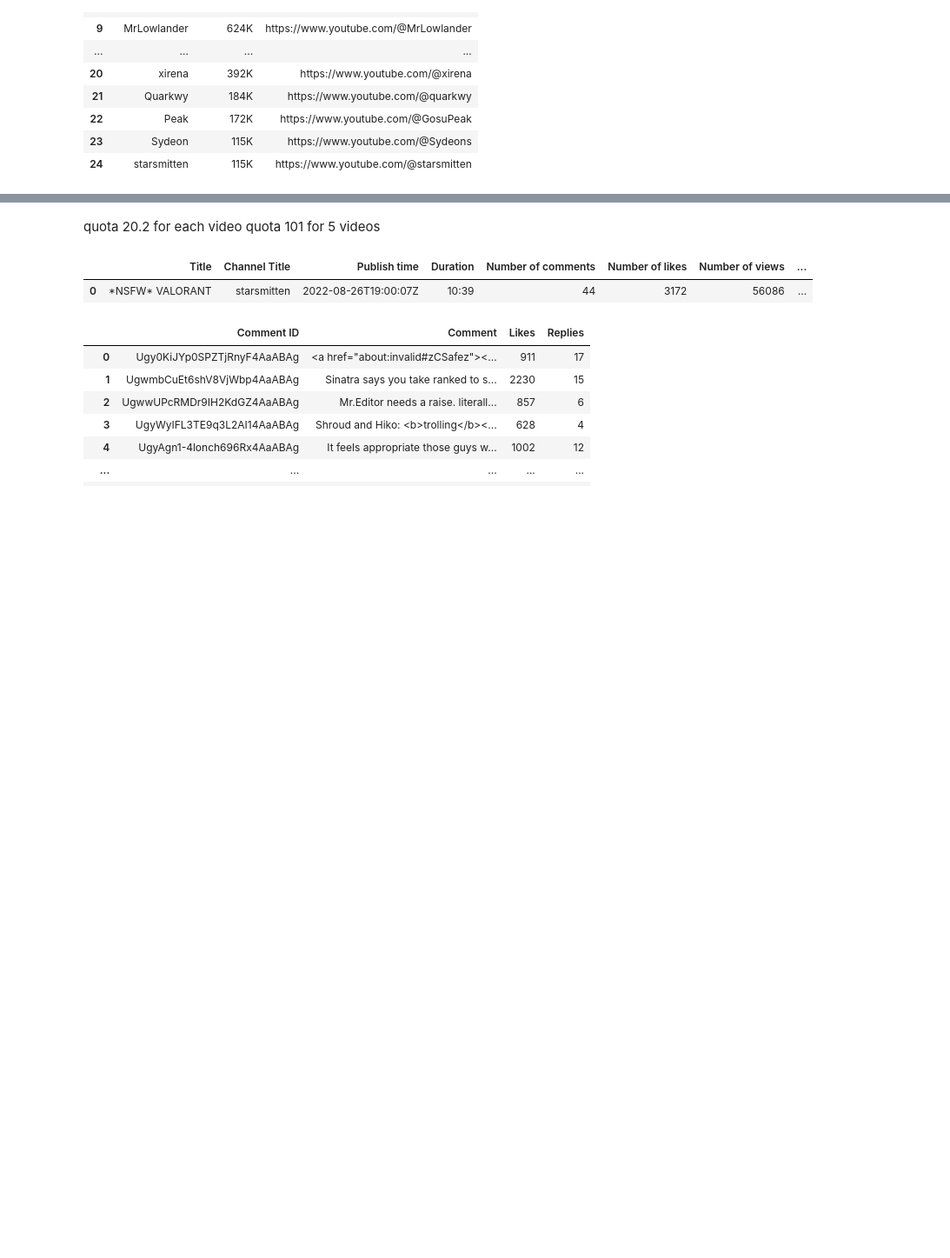
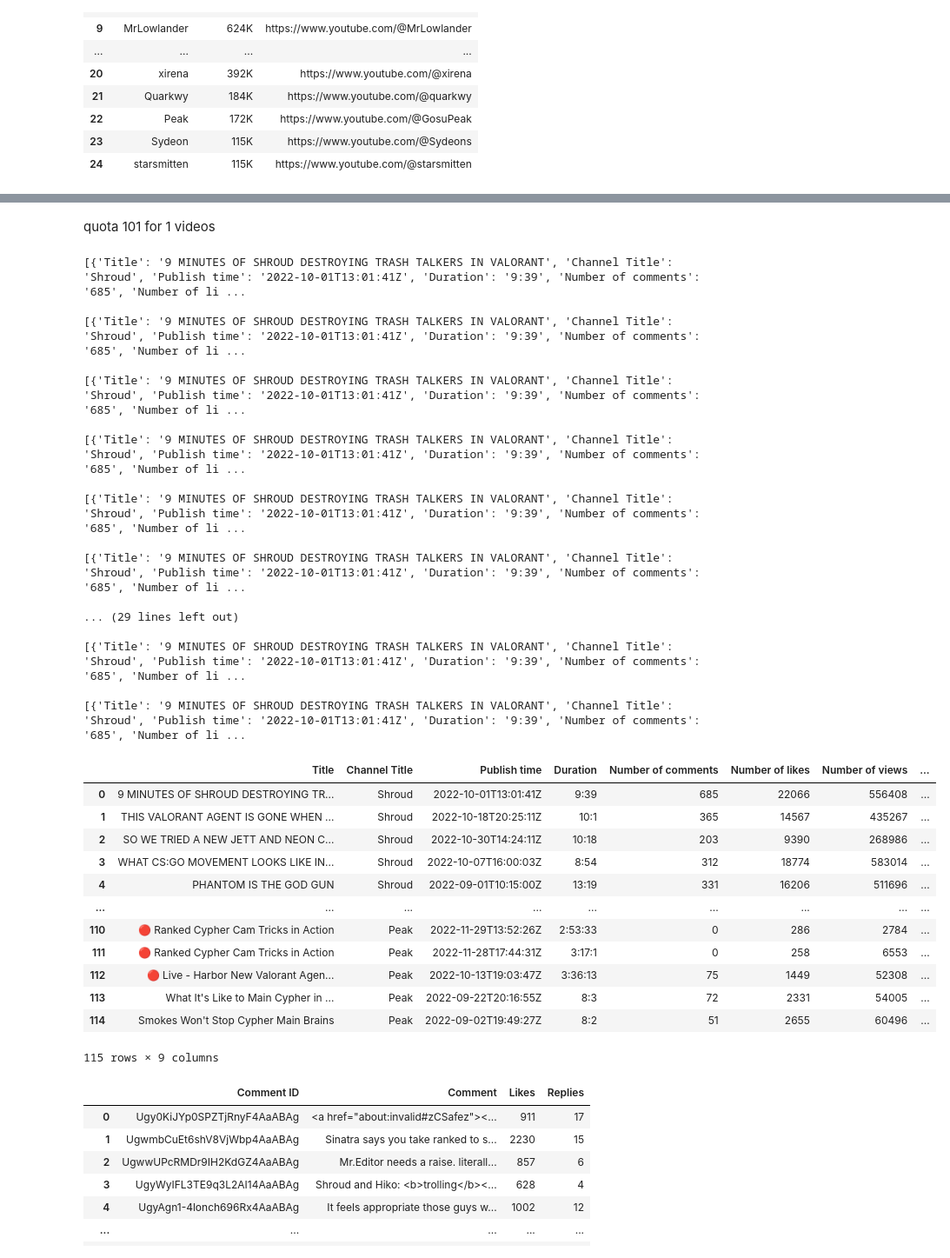
Before and after one commit to amira-bendjama/VALORANT-COMMENTS, a Jupyter notebook: DSCI511 - VALORANT.ipynb, the cells around one changed output, grey strips where cells are left out. Shown at 87% size. Drawn from its saved outputs; the diff is of its cells as text; code cells hidden in the pictures; blank space fills up the shorter version.

Commit message:
fixing the videos limit quota

```diff
--- a/DSCI511 - VALORANT.ipynb
+++ b/DSCI511 - VALORANT.ipynb
@@ -183,9 +201,9 @@ def video_infos(video_response):
     }
 
     return dict_video_info
-# %% [markdown]
-quota 20.2 for each video
-quota 101 for 5 videos
+# %% [markdown]
+
+quota 101 for 1 videos
 # %%
 def get_videos_from_channel(youtube_service, channel_id, videos_limit = 5):
 
@@ -239,22 +257,51 @@ def get_videos_from_channel(youtube_service, channel_id, videos_limit = 5):
 # %%
 if os.path.exists("data/videos_info.csv"):
     # load any pre-existing data
     df_videos = pd.read_csv('data/videos_info.csv')
     #dropping the index column
     df_videos.pop(df_videos.columns[0])
 else:
     videos_retrieved = []
-    videos_retrieved.extend(get_videos_from_channel(youtube_service, "UCblGuuU5c-CYqasi25xXXVQ",1))
-    # for channel_id in df["channel_id"]:
-    #     videos_retrieved.extend(get_videos_from_channel(youtube_service, channel_id,1))
+    for channel_id in df["channel_id"][:-2]:
+        videos_retrieved.extend(get_videos_from_channel(youtube_service, channel_id,5))
+        print(videos_retrieved)
+        print()
     df_videos = pd.DataFrame(videos_retrieved)
 
     #save to csv file
     df_videos.to_csv('data/videos_info.csv', index=False)
 df_videos
 # %% [output]
+[{'Title': '9 MINUTES OF SHROUD DESTROYING TRASH TALKERS IN VALORANT', 'Channel Title': 'Shroud', 'Publish time': '2022-10-01T13:01:41Z', 'Duration': '9:39', 'Number of comments': '685', 'Number of li ...
+
+[{'Title': '9 MINUTES OF SHROUD DESTROYING TRASH TALKERS IN VALORANT', 'Channel Title': 'Shroud', 'Publish time': '2022-10-01T13:01:41Z', 'Duration': '9:39', 'Number of comments': '685', 'Number of li ...
+
+[{'Title': '9 MINUTES OF SHROUD DESTROYING TRASH TALKERS IN VALORANT', 'Channel Title': 'Shroud', 'Publish time': '2022-10-01T13:01:41Z', 'Duration': '9:39', 'Number of comments': '685', 'Number of li ...
+
+[{'Title': '9 MINUTES OF SHROUD DESTROYING TRASH TALKERS IN VALORANT', 'Channel Title': 'Shroud', 'Publish time': '2022-10-01T13:01:41Z', 'Duration': '9:39', 'Number of comments': '685', 'Number of li ...
+
+[{'Title': '9 MINUTES OF SHROUD DESTROYING TRASH TALKERS IN VALORANT', 'Channel Title': 'Shroud', 'Publish time': '2022-10-01T13:01:41Z', 'Duration': '9:39', 'Number of comments': '685', 'Number of li ...
+
+[{'Title': '9 MINUTES OF SHROUD DESTROYING TRASH TALKERS IN VALORANT', 'Channel Title': 'Shroud', 'Publish time': '2022-10-01T13:01:41Z', 'Duration': '9:39', 'Number of comments': '685', 'Number of li ...
+
+... (29 lines left out)
+
+[{'Title': '9 MINUTES OF SHROUD DESTROYING TRASH TALKERS IN VALORANT', 'Channel Title': 'Shroud', 'Publish time': '2022-10-01T13:01:41Z', 'Duration': '9:39', 'Number of comments': '685', 'Number of li ...
+
+[{'Title': '9 MINUTES OF SHROUD DESTROYING TRASH TALKERS IN VALORANT', 'Channel Title': 'Shroud', 'Publish time': '2022-10-01T13:01:41Z', 'Duration': '9:39', 'Number of comments': '685', 'Number of li ...
 |  | Title | Channel Title | Publish time | Duration | Number of comments | Number of likes | Number of views | ... |
-| 0 | *NSFW* VALORANT | starsmitten | 2022-08-26T19:00:07Z | 10:39 | 44 | 3172 | 56086 | ... |
+| 0 | 9 MINUTES OF SHROUD DESTROYING TR... | Shroud | 2022-10-01T13:01:41Z | 9:39 | 685 | 22066 | 556408 | ... |
+| 1 | THIS VALORANT AGENT IS GONE WHEN ... | Shroud | 2022-10-18T20:25:11Z | 10:1 | 365 | 14567 | 435267 | ... |
+| 2 | SO WE TRIED A NEW JETT AND NEON C... | Shroud | 2022-10-30T14:24:11Z | 10:18 | 203 | 9390 | 268986 | ... |
+| 3 | WHAT CS:GO MOVEMENT LOOKS LIKE IN... | Shroud | 2022-10-07T16:00:03Z | 8:54 | 312 | 18774 | 583014 | ... |
+| 4 | PHANTOM IS THE GOD GUN | Shroud | 2022-09-01T10:15:00Z | 13:19 | 331 | 16206 | 511696 | ... |
+| ... | ... | ... | ... | ... | ... | ... | ... | ... |
+| 110 | 🔴 Ranked Cypher Cam Tricks in Action | Peak | 2022-11-29T13:52:26Z | 2:53:33 | 0 | 286 | 2784 | ... |
+| 111 | 🔴 Ranked Cypher Cam Tricks in Action | Peak | 2022-11-28T17:44:31Z | 3:17:1 | 0 | 258 | 6553 | ... |
+| 112 | 🔴 Live - Harbor New Valorant Agen... | Peak | 2022-10-13T19:03:47Z | 3:36:13 | 75 | 1449 | 52308 | ... |
+| 113 | What It's Like to Main Cypher in ... | Peak | 2022-09-22T20:16:55Z | 8:3 | 72 | 2331 | 54005 | ... |
+| 114 | Smokes Won't Stop Cypher Main Brains | Peak | 2022-09-02T19:49:27Z | 8:2 | 51 | 2655 | 60496 | ... |
+115 rows × 9 columns
 # %%
 def get_comments(youtube, **kwargs):
     return youtube.commentThreads().list(
```
Also changed, not shown: parts of 15 cells of this notebook, 2 other files.
